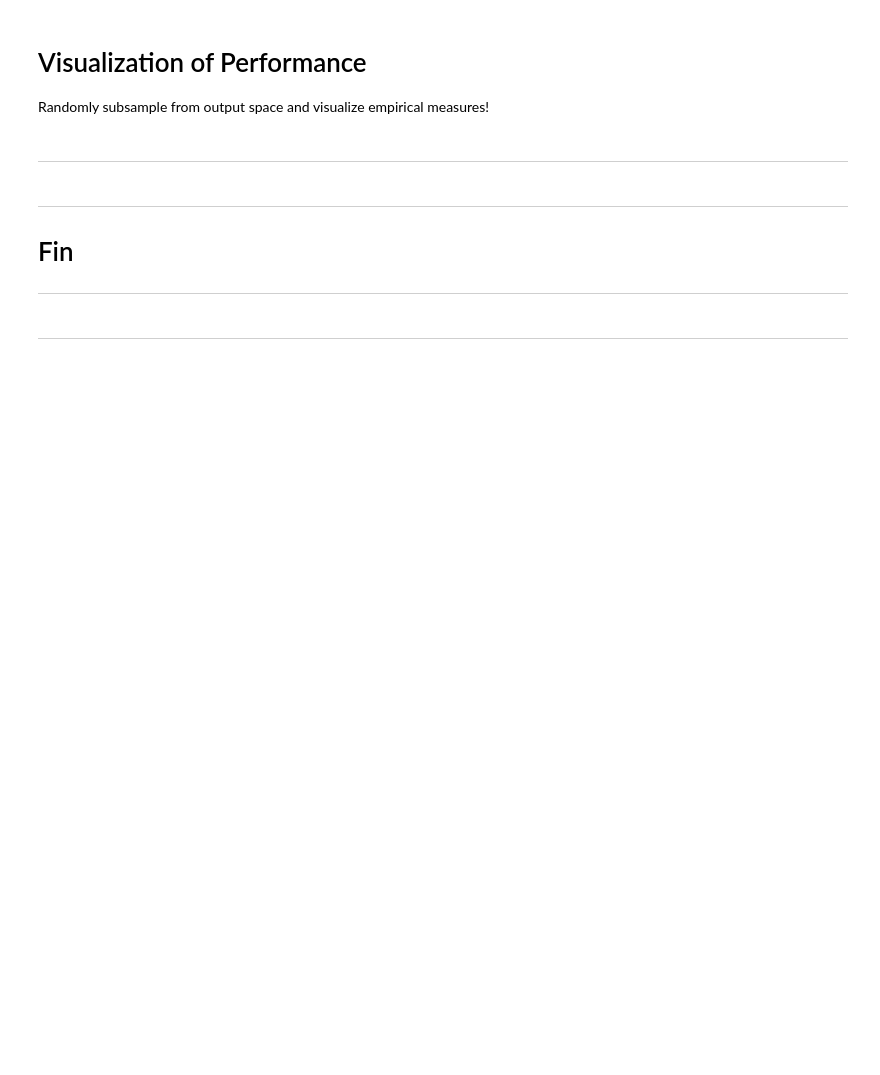
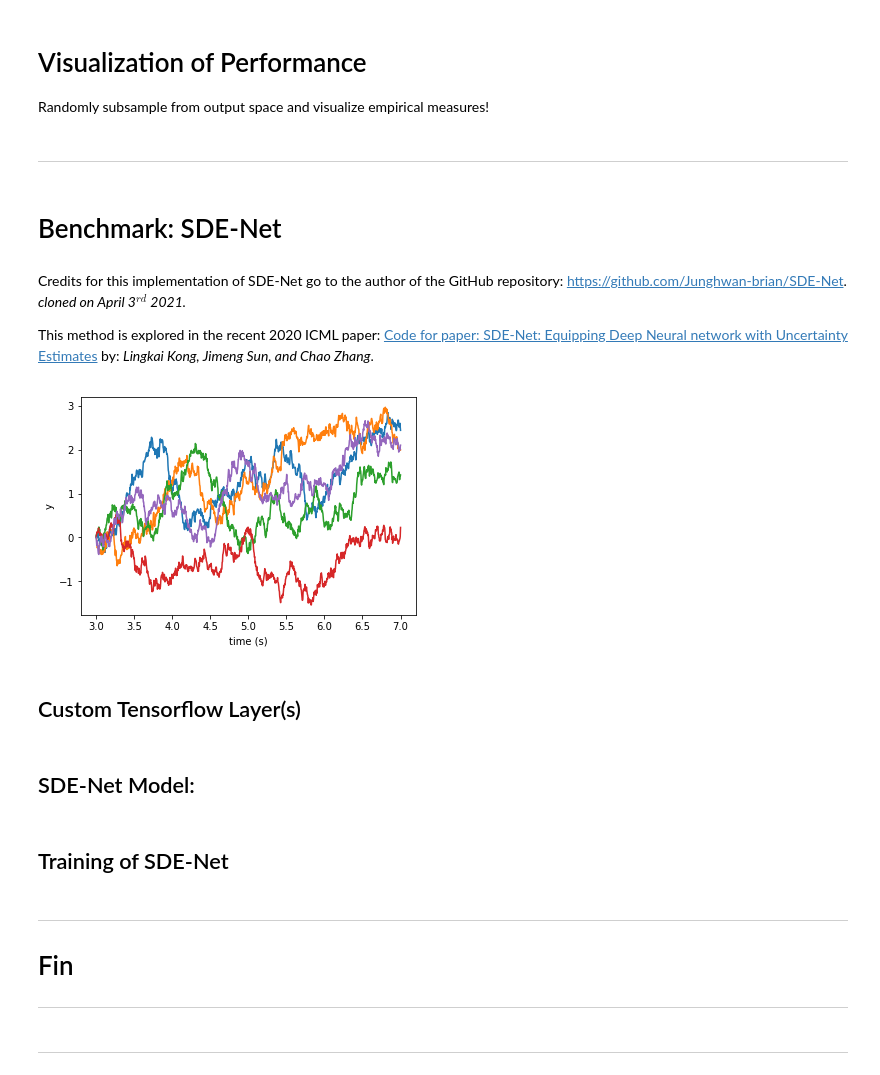
Before and after one commit to AnastasisKratsios/UniversalProcesses, a Jupyter notebook: Universal_Processes_Trainer_BACKEND.ipynb, the cells around one changed output. Saved outputs shown, nothing was run; the diff lists cells and outputs as text; code cells hidden in the pictures; blank space fills up the shorter version.

Commit message:
push to grid baby

```diff
--- a/Universal_Processes_Trainer_BACKEND.ipynb
+++ b/Universal_Processes_Trainer_BACKEND.ipynb
@@ -86,12 +86,12 @@ test_size_ratio = .75
 ### Drift
 # %%
 def alpha(t,x):
-    return np.sin(math.pi*x)
+    return np.sin(math.pi*x) + np.exp(-t)
 # %% [markdown]
 ### Volatility
 # %%
 def beta(t,x):
-    return 1+ (x**2)
+    return t + np.cos(x)
 # %% [markdown]
 ### Get Paths
 # %%
@@ -182,7 +184,9 @@ Generates the empirical measure $\sum_{n=1}^N \delta_{X_T(\omega_n)}$ of $X_T$ c
 def Euler_Maruyama_Generator(x_0,
                              N_Euler_Maruyama_Steps = 100,
                              N_Monte_Carlo_Samples = 100,
-                             T = 1):
+                             T = 1,
+                             Hurst = 0.01,
+                             Ratio_fBM_to_typical_vol = 0.5):
 
     #----------------------------#
     # DEFINE INTERNAL PARAMETERS #
@@ -206,6 +210,8 @@ def Euler_Maruyama_Generator(x_0,
         t = 1
         # Initialize Current State
         X_current = x_0
+        # Generate roughness
+        sigma_rough = FBM(n=N_Euler_Maruyama_Steps, hurst=0.75, length=1, method='daviesharte').fbm()
         # Perform Euler-Maruyama Simulation
         while t<N_Euler_Maruyama_Steps:
             # Update Internal Parameters
@@ -213,7 +219,9 @@ def Euler_Maruyama_Generator(x_0,
             t_current = t*(T/N_Euler_Maruyama_Steps)
 
             # Update Generated Path
-            X_current = X_current + alpha(t_current,X_current)*dt + beta(t_current,X_current)*np.random.normal(0,sqrt_dt)
+            drift_t = alpha(t_current,X_current)*dt
+            vol_t = ((1-Ratio_fBM_to_typical_vol)*beta(t_current,X_current)+Ratio_fBM_to_typical_vol*(sigma_rough[t]))*np.random.normal(0,sqrt_dt)
+            X_current = X_current + drift_t + vol_t
 
             # Update Counter (EM)
             t = t+1
@@ -690,3 +770,62 @@ Randomly subsample from output space and visualize empirical measures!
 #         axarr[i,j].bar(measures_locations_list[current_random_index].reshape(-1,),measures_weights_list[current_random_index], alpha=0.5,label="Target",color="purple")
 # %% [markdown]
 ---
+# %% [markdown]
+# Benchmark: SDE-Net
+# %% [markdown]
+Credits for this implementation of SDE-Net go to the author of the GitHub repository: [https://github.com/Junghwan-brian/SDE-Net](https://github.com/Junghwan-brian/SDE-Net).
+*cloned on April 3$^{rd}$ 2021.*
+
+This method is explored in the recent 2020 ICML paper: [Code for paper: SDE-Net: Equipping Deep Neural network with Uncertainty Estimates](http://proceedings.mlr.press/v119/kong20b.html) by: *Lingkai Kong, Jimeng Sun, and Chao Zhang*.
+# %%
+import numpy as np
+import matplotlib.pyplot as plt
+
+num_sims = 5  # Display five runs
+
+t_init = 3
+t_end = 7
+N = 1000  # Compute 1000 grid points
+dt = float(t_end - t_init) / N
+y_init = 0
+
+c_theta = 0.7
+c_mu = 1.5
+# if you increase sigma, diffusion is increases.
+c_sigma = 1
+
+
+def mu(y, t):
+    """Implement the Ornstein–Uhlenbeck mu."""  # = \theta (\mu-Y_t)
+    return c_theta * (c_mu - y)
+
+
+def sigma(y, t):
+    """Implement the Ornstein–Uhlenbeck sigma."""  # = \sigma
+    return c_sigma
+
+
+def dW(delta_t):
+    """Sample a random number at each call."""
+    return np.random.normal(loc=0.0, scale=np.sqrt(delta_t))
+
+
+ts = np.arange(t_init, t_end + dt, dt)
+ys = np.zeros(N + 1)
+
+ys[0] = y_init
+
+for _ in range(num_sims):
+    for i in range(1, ts.size):
+        t = (i - 1) * dt
+        y = ys[i - 1]
+        ys[i] = y + mu(y, t) * dt + sigma(y, t) * dW(dt)
+    plt.plot(ts, ys)
+
+plt.xlabel("time (s)")
+h = plt.ylabel("y")
+plt.show()
+# %% [output]
+[figure, added]
+# %% [markdown]
+## Custom Tensorflow Layer(s)
@@ -692,0 +857,2 @@ Randomly subsample from output space and visualize empirical measures!
+# %% [markdown]
+## SDE-Net Model:
@@ -692,0 +898,2 @@ Randomly subsample from output space and visualize empirical measures!
+# %% [markdown]
+## Training of SDE-Net
```
Also changed, not shown: parts of 26 cells of this notebook, 3 other files.
